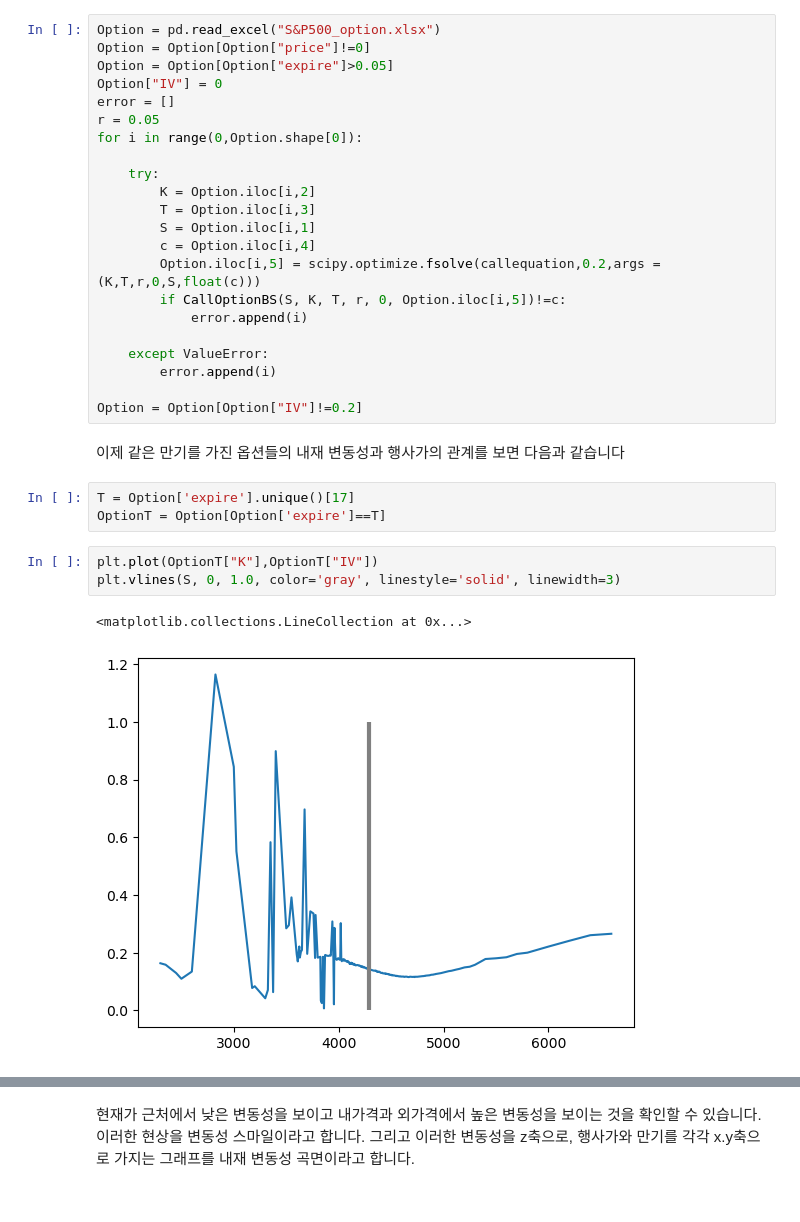
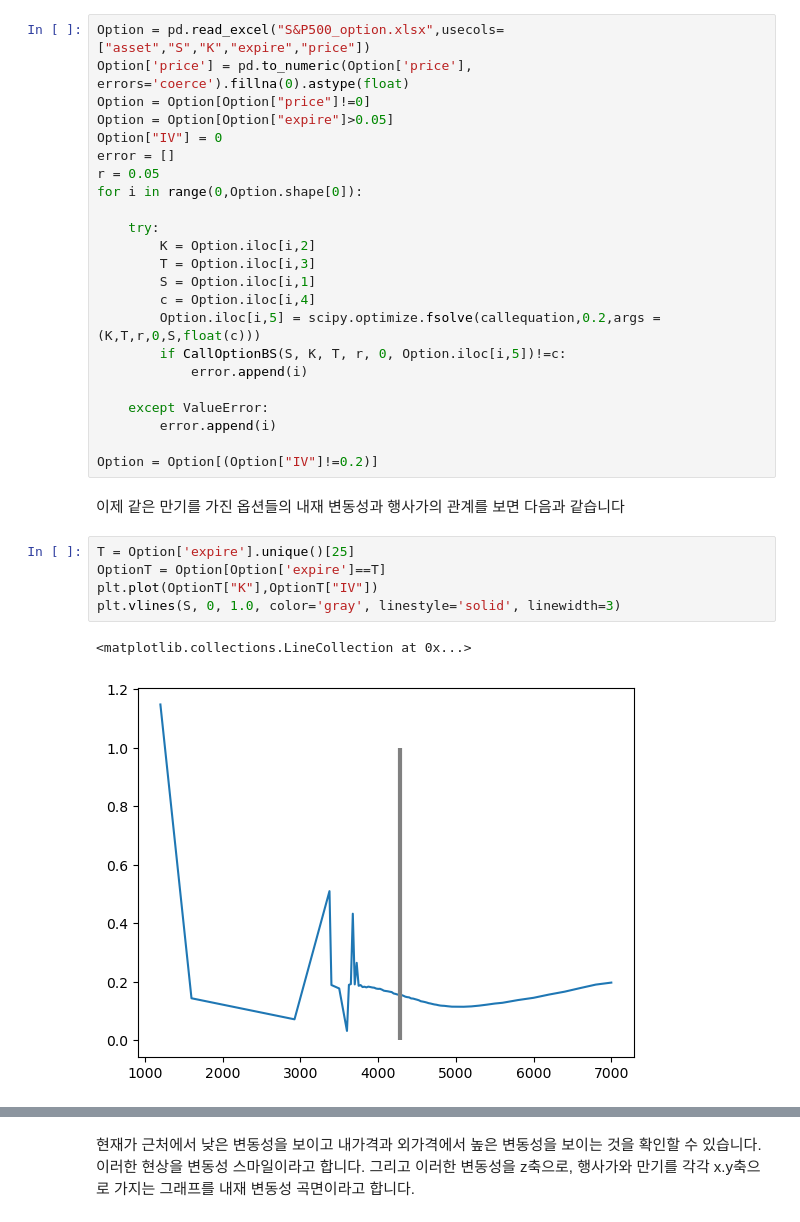
Before and after one commit to QuantifiSogang/2024-02DerivativesLab, a Jupyter notebook: 6.Volatility Surface/Volatility Surface.ipynb, the cells around one changed output, grey strips where cells are left out. Cells and saved outputs as stored; diff of their text form.

```diff
--- a/6.Volatility Surface/Volatility Surface.ipynb
+++ b/6.Volatility Surface/Volatility Surface.ipynb
@@ -46,7 +46,8 @@ plt.xlim(0.01,1.0)
 # %% [markdown]
 이처럼 변동성이 증가함에 따라 옵션 가격은 단조적으로 증가하고, 따라서 옵션 가격과 기초자산의 현재가, 행사가, 이자율, 만기가 옵션의 가격과 함께 정해진다면 그 옵션의 변동성을 역으로 계산하는 것이 가능합니다. 그리고 이렇게 구한 변동성을 내재 변동성(Implied Volatility) 라고 합니다. 이제 실제 옵션 데이터로부터 내재 변동성을 구합니다.
 # %%
-Option = pd.read_excel("S&P500_option.xlsx")
+Option = pd.read_excel("S&P500_option.xlsx",usecols=["asset","S","K","expire","price"])
+Option['price'] = pd.to_numeric(Option['price'], errors='coerce').fillna(0).astype(float)
 Option = Option[Option["price"]!=0]
 Option = Option[Option["expire"]>0.05]
 Option["IV"] = 0
@@ -66,15 +67,14 @@ for i in range(0,Option.shape[0]):
     except ValueError:
         error.append(i)
 
-Option = Option[Option["IV"]!=0.2]
+Option = Option[(Option["IV"]!=0.2)]
 # %% [markdown]
 이제 같은 만기를 가진 옵션들의 내재 변동성과 행사가의 관계를 보면 다음과 같습니다
 # %%
-T = Option['expire'].unique()[17]
+T = Option['expire'].unique()[25]
 OptionT = Option[Option['expire']==T]
+plt.plot(OptionT["K"],OptionT["IV"])
+plt.vlines(S, 0, 1.0, color='gray', linestyle='solid', linewidth=3)
+# %% [output]
+<matplotlib.collections.LineCollection at 0x...>
+[figure, added]
-# %%
-plt.plot(OptionT["K"],OptionT["IV"])
-plt.vlines(S, 0, 1.0, color='gray', linestyle='solid', linewidth=3)
-# %% [output]
-<matplotlib.collections.LineCollection at 0x...>
-[figure, removed]
```
Also changed, not shown: parts of 45 cells of this notebook.
